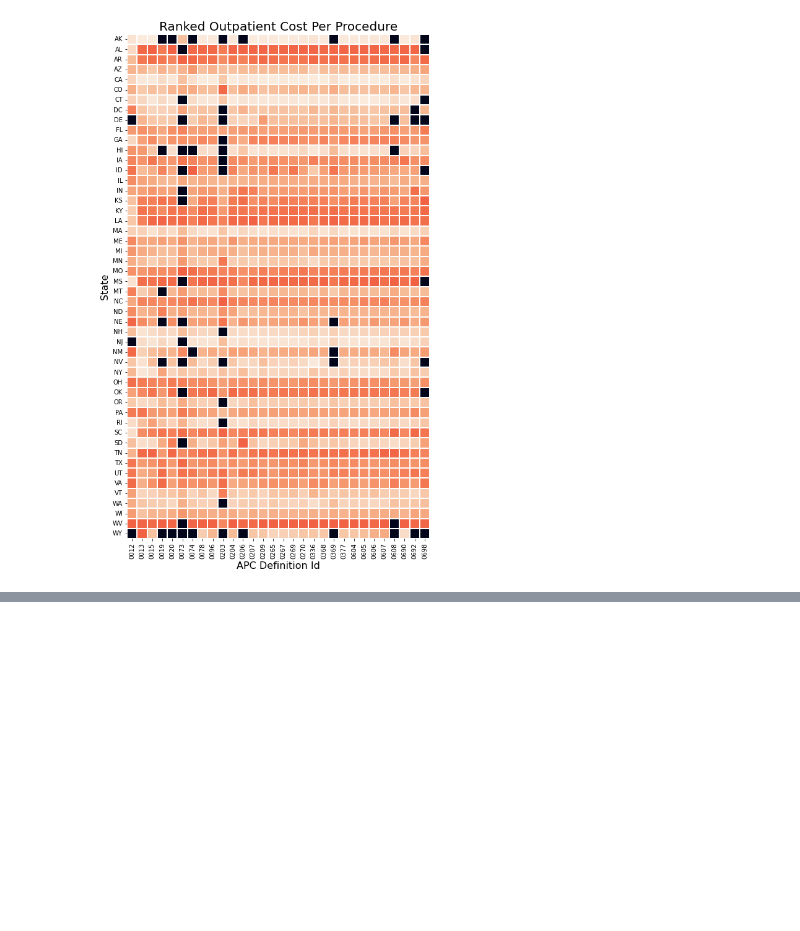
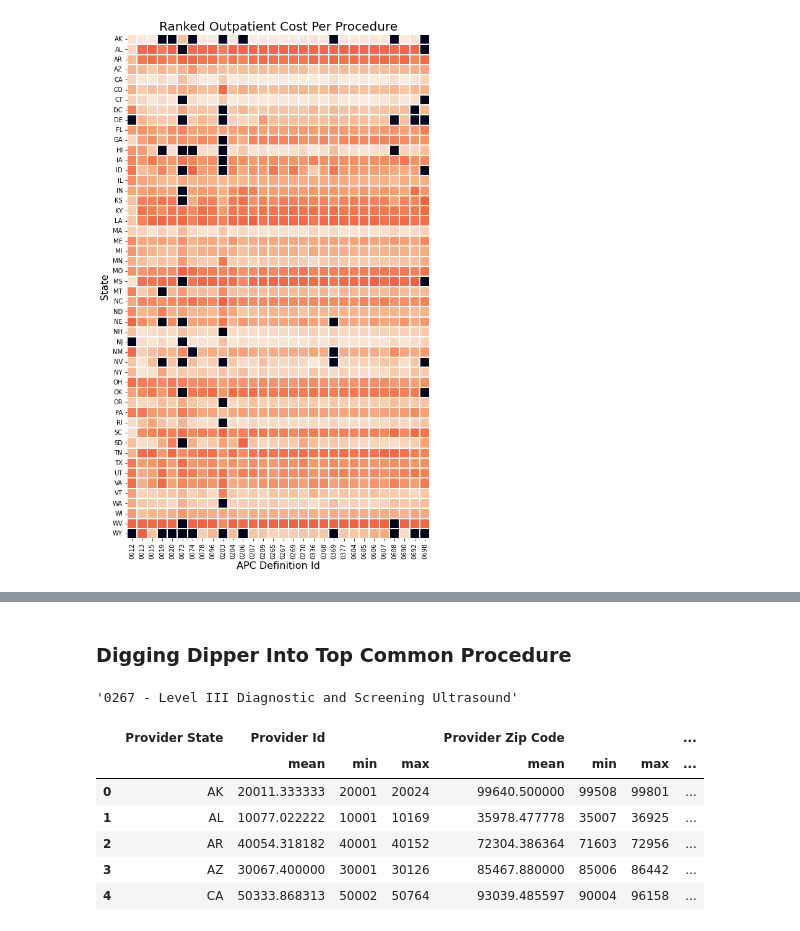
Before and after one commit to blueming-camelia/CIS6397_Project, a Jupyter notebook: outpatientData.ipynb, the cells around one changed output, grey strips where cells are left out. Drawn from its saved outputs; the diff is of its cells as text; code cells hidden in the pictures; blank space fills up the shorter version.

```diff
--- a/outpatientData.ipynb
+++ b/outpatientData.ipynb
@@ -211,0 +225,9 @@ plt.show()
+# %% [markdown]
+### Digging Dipper Into Top Common Procedure
+# %%
+#select top DRG from above list
+selected_top_drg =  drg_by_id['0267']
+select_provider_id = None
+selected_top_drg
+# %% [output]
+'0267 - Level III Diagnostic and Screening Ultrasound'
@@ -211,0 +239,11 @@ plt.show()
+# %%
+# Analyze top 5 states for 0267 - Level III Diagnostic and Screening Ultrasound
+groupby_state.head(5)
+# %% [output]
+|  | Provider State | Provider Id |  |  | Provider Zip Code |  |  | ... |
+|  |  | mean | min | max | mean | min | max | ... |
+| 0 | AK | 20011.333333 | 20001 | 20024 | 99640.500000 | 99508 | 99801 | ... |
+| 1 | AL | 10077.022222 | 10001 | 10169 | 35978.477778 | 35007 | 36925 | ... |
+| 2 | AR | 40054.318182 | 40001 | 40152 | 72304.386364 | 71603 | 72956 | ... |
+| 3 | AZ | 30067.400000 | 30001 | 30126 | 85467.880000 | 85006 | 86442 | ... |
+| 4 | CA | 50333.868313 | 50002 | 50764 | 93039.485597 | 90004 | 96158 | ... |
```
Also changed, not shown: parts of 8 cells of this notebook, 1 other file.
